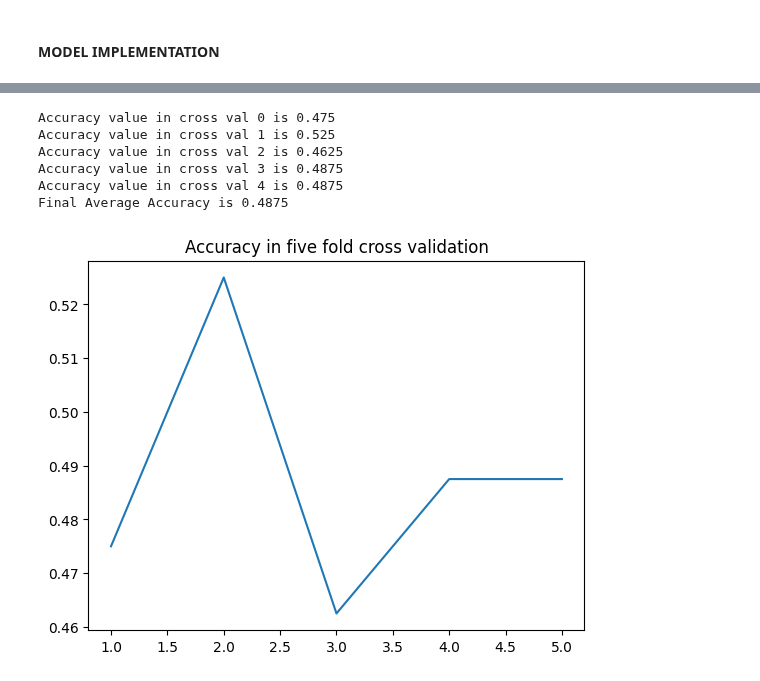
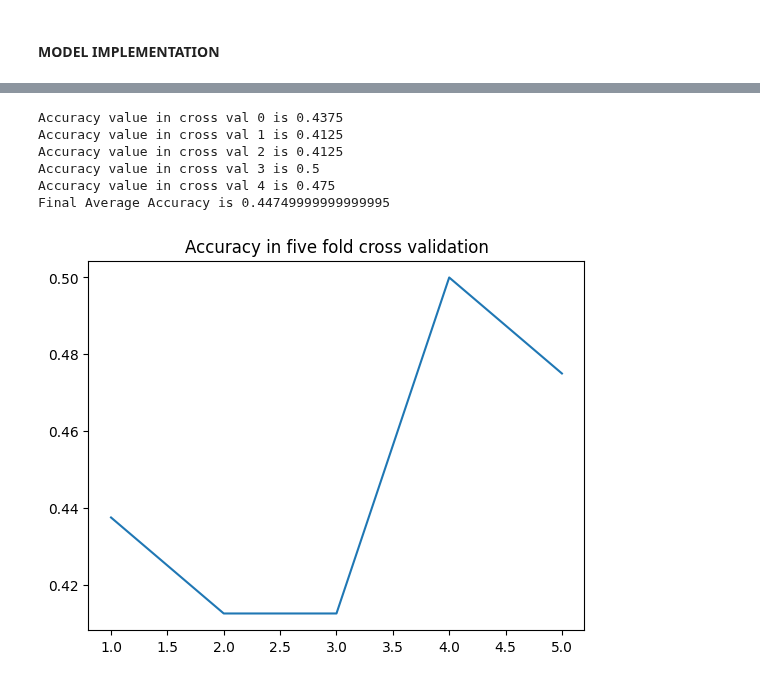
Before and after one commit to arjun8009/Python-Exeter, a Jupyter notebook: Learning Form Data ECMM445-CA1.ipynb, the cells around one changed output, grey strips where cells are left out. Drawn from its saved outputs; the diff is of its cells as text; code cells hidden in the pictures.

```diff
--- a/Learning Form Data ECMM445-CA1.ipynb
+++ b/Learning Form Data ECMM445-CA1.ipynb
@@ -1182,7 +1252,7 @@ Accuracy = []
 from sklearn.metrics import r2_score
 from sklearn.metrics import accuracy_score
 from sklearn.metrics import mean_absolute_error
-model_rfc = RandomForestClassifier(n_estimators = 200,random_state = 192)
+model_rfc = RandomForestClassifier(n_estimators = 500,random_state = 193)
 for i in range(5):
     model_rfc.fit(xtrains[train_indexes_per_split[i]],ytrains[train_indexes_per_split[i]])
     print('Accuracy value in cross val {0} is {1}'.format(i,accuracy_score(ytrains[test_indexes_per_split[i]],
@@ -1210,7 +1280,7 @@ Accuracy in Test Data is 0.46
 # %%
 from sklearn.svm import SVC
 Accuracy = []
-model_svcl = SVC(kernel='linear',C=8,tol=0.0001,break_ties=True)
+model_svcl = SVC(kernel='linear',C=4,tol=0.0001,break_ties=True)
 for i in range(5):
     model_svcl.fit(xtrains[train_indexes_per_split[i]],ytrains[train_indexes_per_split[i]])
     print('Accuracy value in cross val {0} is {1}'.format(i,accuracy_score(ytrains[test_indexes_per_split[i]],
@@ -1238,6 +1308,6 @@ Accuracy in Test Data is 0.46
 # %%
 Accuracy = []
-model_rbf = SVC(kernel='rbf',C=8,tol=0.0004)
+model_rbf = SVC(kernel='rbf',C=4,tol=0.0004)
 for i in range(5):
     model_rbf.fit(xtrains[train_indexes_per_split[i]],ytrains[train_indexes_per_split[i]])
     print('Accuracy value in cross val {0} is {1}'.format(i,accuracy_score(ytrains[test_indexes_per_split[i]],
@@ -1265,7 +1335,7 @@ Accuracy in Test Data is 0.45
 # %%
 from sklearn.tree import DecisionTreeClassifier
 Accuracy = []
-model_dtc = DecisionTreeClassifier(max_depth=7)
+model_dtc = DecisionTreeClassifier(max_depth=5)
 for i in range(5):
     model_dtc.fit(xtrains[train_indexes_per_split[i]],ytrains[train_indexes_per_split[i]])
     print('Accuracy value in cross val {0} is {1}'.format(i,accuracy_score(ytrains[test_indexes_per_split[i]],
@@ -1293,26 +1363,26 @@ Accuracy in Test Data is 0.51
 # %%
 from sklearn.neural_network import MLPClassifier
 Accuracy = []
-model_mlp = MLPClassifier(hidden_layer_sizes=(600,7),activation='relu',solver='adam',random_state=193)
+model_mlp = MLPClassifier(hidden_layer_sizes=(200,5),activation='relu',solver='adam',random_state=195)
 for i in range(5):
     model_mlp.fit(xtrains[train_indexes_per_split[i]],ytrains[train_indexes_per_split[i]])
     print('Accuracy value in cross val {0} is {1}'.format(i,accuracy_score(ytrains[test_indexes_per_split[i]],
     model_mlp.predict(xtrains[test_indexes_per_split[i]]))))
     Accuracy.append(accuracy_score(ytrains[test_indexes_per_split[i]],
     model_mlp.predict(xtrains[test_indexes_per_split[i]])))
 print('Final Average Accuracy is {0}'.format(sum(Accuracy)/5))
 plt.figure()
 plt.title('Accuracy in five fold cross validation')
 plt.plot([1,2,3,4,5],Accuracy)
 plt.show()
 # %% [output]
-Accuracy value in cross val 0 is 0.475
-Accuracy value in cross val 1 is 0.525
-Accuracy value in cross val 2 is 0.4625
-Accuracy value in cross val 3 is 0.4875
-Accuracy value in cross val 4 is 0.4875
-Final Average Accuracy is 0.4875
+Accuracy value in cross val 0 is 0.4375
+Accuracy value in cross val 1 is 0.4125
+Accuracy value in cross val 2 is 0.4125
+Accuracy value in cross val 3 is 0.5
+Accuracy value in cross val 4 is 0.475
+Final Average Accuracy is 0.44749999999999995
-[figure, old version]
+[figure, new version]
 # %%
 print('Accuracy in Test Data is {0}'.format(accuracy_score(Y_test,
     model_mlp.predict(X_test))))
```
Also changed, not shown: parts of 63 cells of this notebook.
